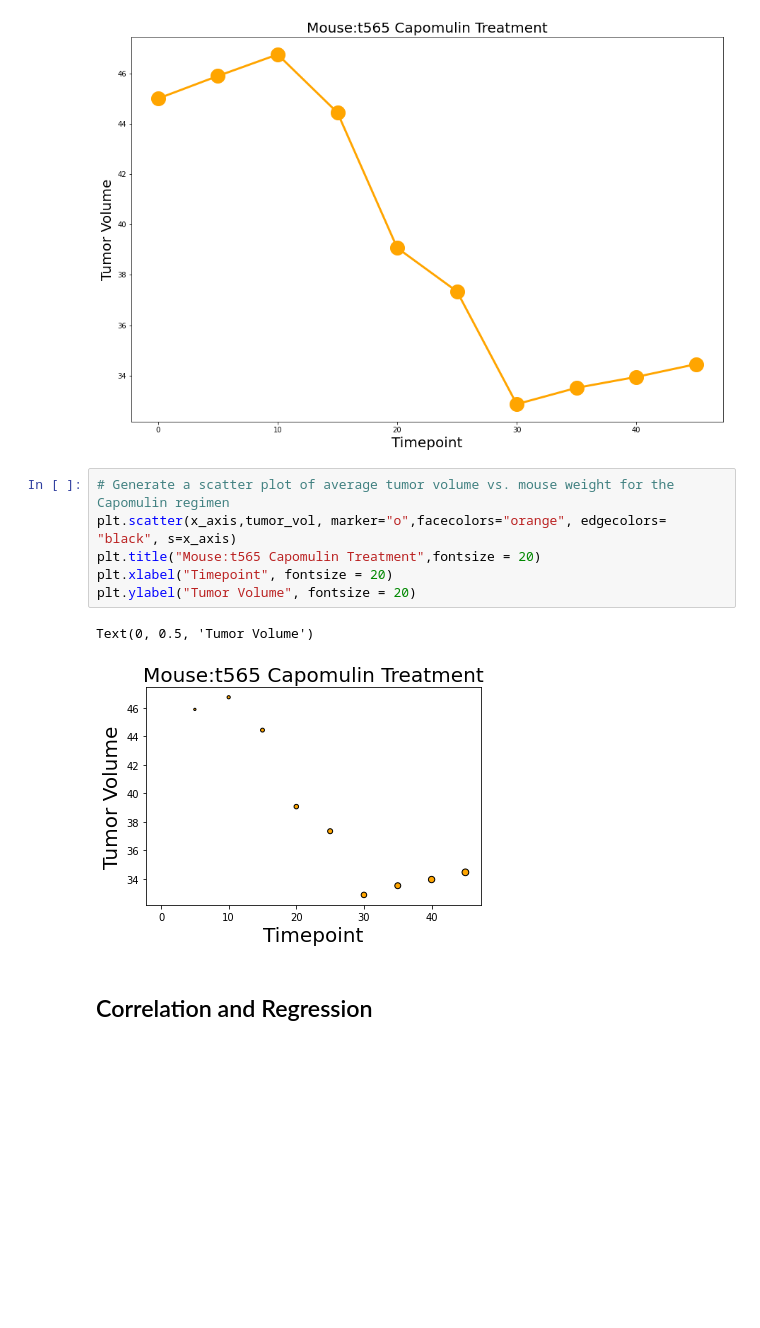
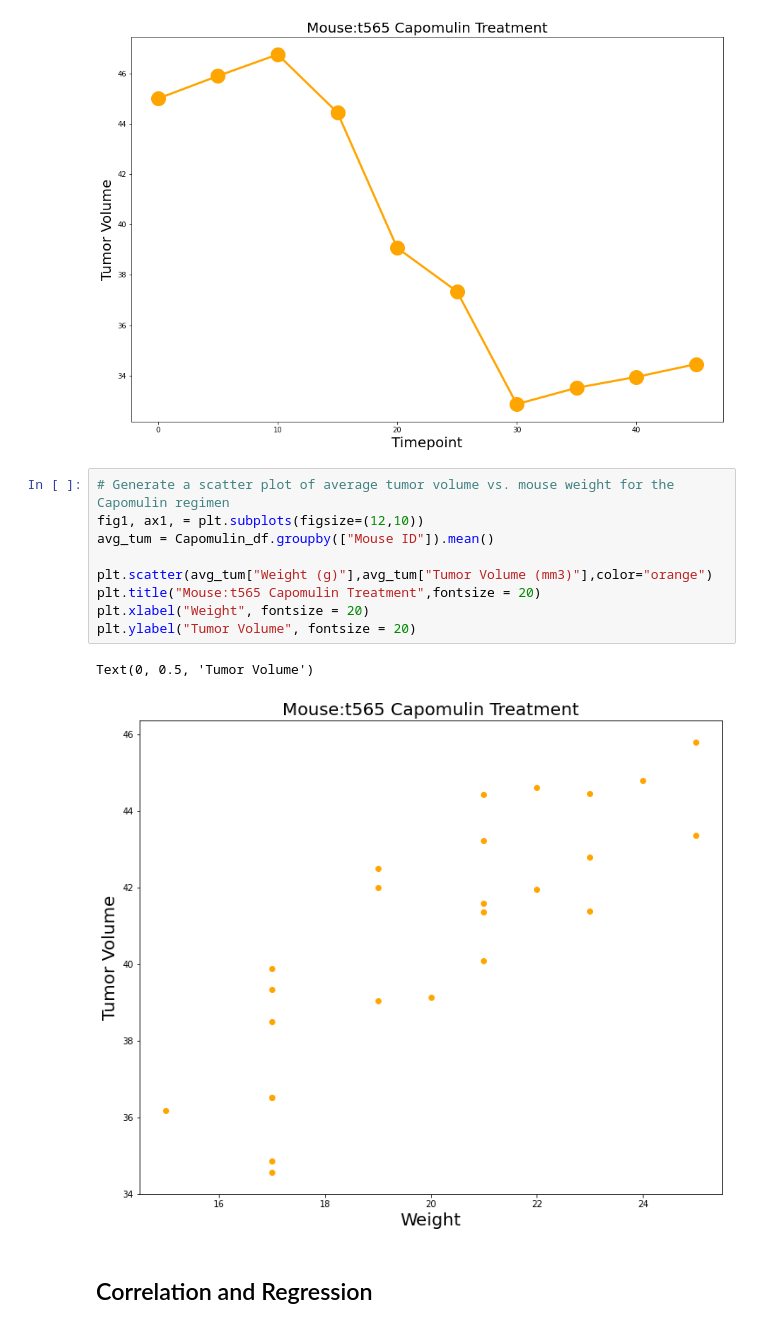
Before and after one commit to swanifereight/matplotlib-challenge, a Jupyter notebook: Pymaceuticals/pymaceuticals_starter.ipynb, the cells around one changed output. Cells and saved outputs as stored; diff of their text form; blank space fills up the shorter version.

```diff
--- a/Pymaceuticals/pymaceuticals_starter.ipynb
+++ b/Pymaceuticals/pymaceuticals_starter.ipynb
@@ -450,13 +450,16 @@ plt.show()
 [figure]
 # %%
 # Generate a scatter plot of average tumor volume vs. mouse weight for the Capomulin regimen
-plt.scatter(x_axis,tumor_vol, marker="o",facecolors="orange", edgecolors= "black", s=x_axis)
+fig1, ax1, = plt.subplots(figsize=(12,10))
+avg_tum = Capomulin_df.groupby(["Mouse ID"]).mean()
+
+plt.scatter(avg_tum["Weight (g)"],avg_tum["Tumor Volume (mm3)"],color="orange")
 plt.title("Mouse:t565 Capomulin Treatment",fontsize = 20)
-plt.xlabel("Timepoint", fontsize = 20)
+plt.xlabel("Weight", fontsize = 20)
 plt.ylabel("Tumor Volume", fontsize = 20)
 # %% [output]
 Text(0, 0.5, 'Tumor Volume')
-[figure, old version]
+[figure, new version]
 # %% [markdown]
 ## Correlation and Regression
 # %%
```
Also changed, not shown: parts of 1 cell of this notebook.
